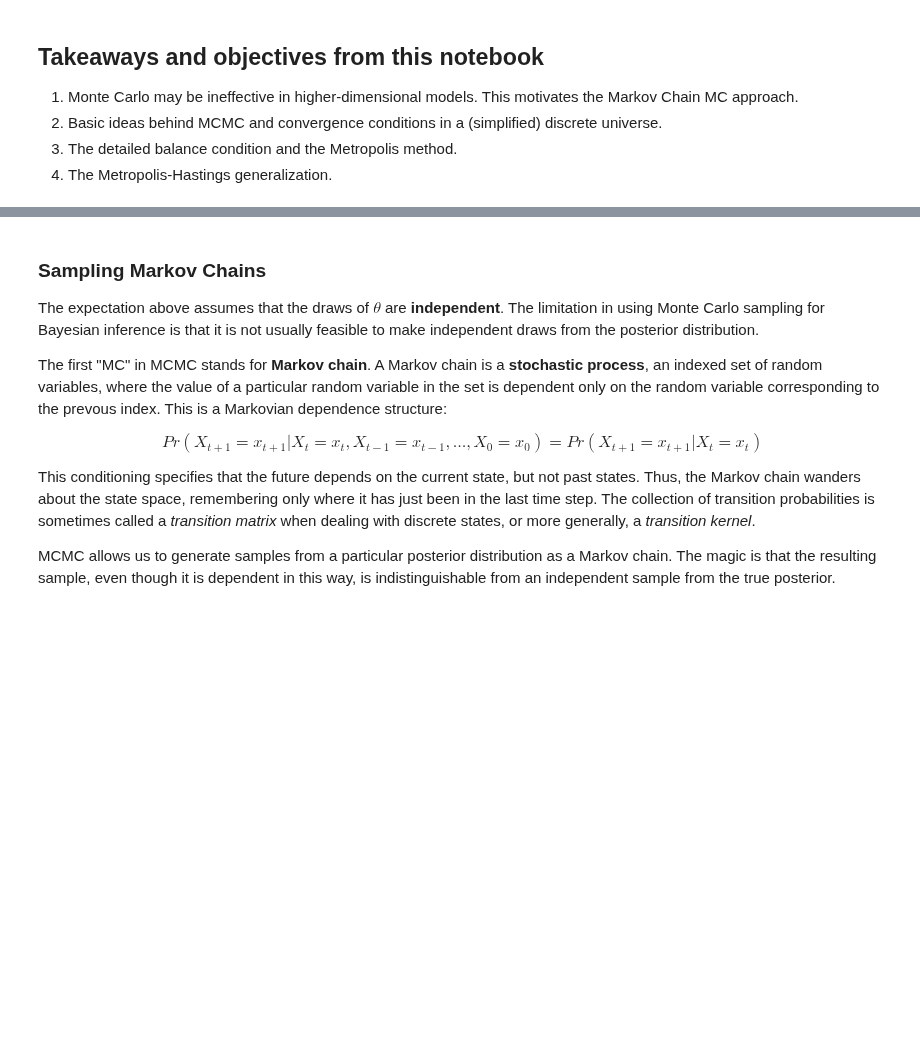
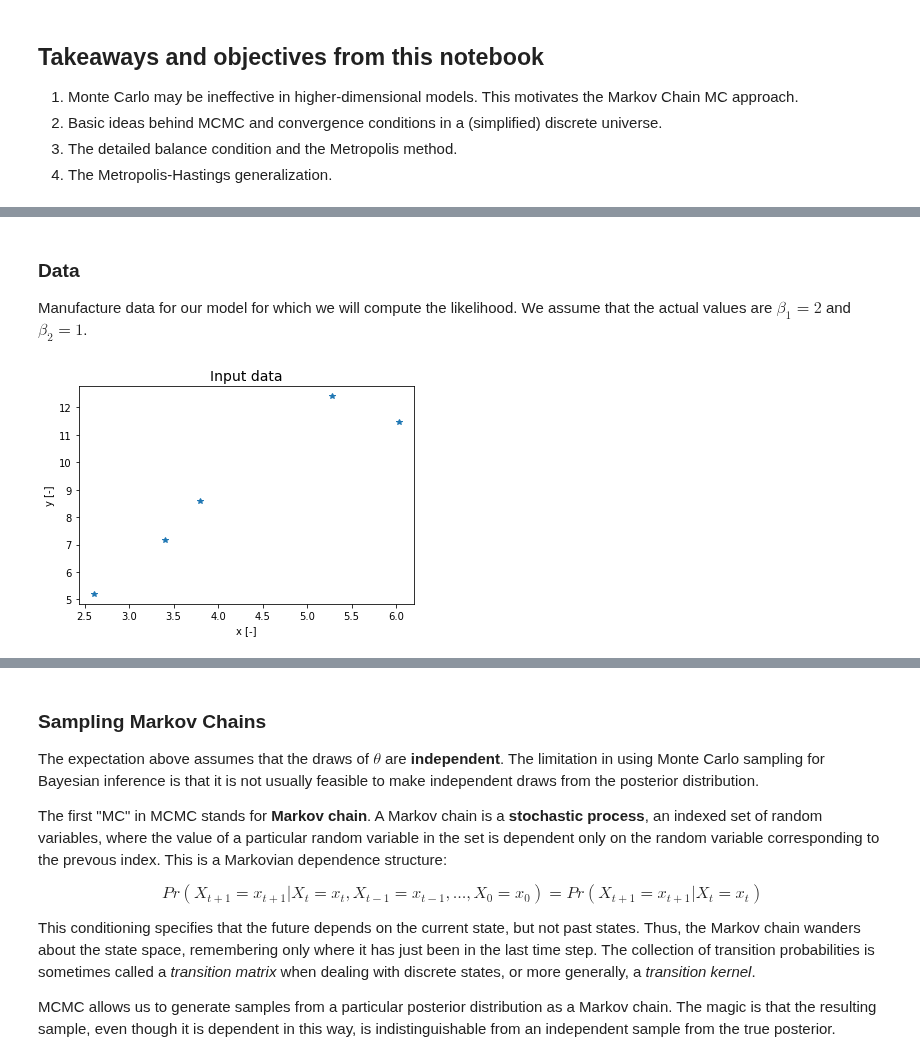
Before and after one commit to fonnesbeck/PyMC3_DataScienceLA, a Jupyter notebook: notebooks/3d. Introduction to MCMC.ipynb, the cells around one changed output, grey strips where cells are left out. Drawn from its saved outputs; the diff is of its cells as text; code cells hidden in the pictures; blank space fills up the shorter version.

```diff
--- a/notebooks/3d. Introduction to MCMC.ipynb
+++ b/notebooks/3d. Introduction to MCMC.ipynb
@@ -8,0 +53,24 @@
+# %% [markdown]
+### Data
+Manufacture data for our model for which we will compute the likelihood. We assume that the actual values are $\beta_1=2$ and $\beta_2=1$.
+# %%
+import numpy as np
+import matplotlib.pyplot as plt
+%matplotlib inline
+
+n_pts = 5
+
+np.random.seed(124324)
+
+# randomly generated x data - nothing to do with model
+x = 2*np.random.randn(n_pts)+4
+
+# y data are generated from model specified above with beta_1 = 2 and beta_2 = 1
+y = 2*x+1+np.random.randn(n_pts)
+
+plt.plot(x, y, '*')
+plt.title('Input data', fontsize=14)
+plt.xlabel('x [-]')
+_ = plt.ylabel('y [-]')
+# %% [output]
+[figure, added]
```
Also changed, not shown: parts of 14 cells of this notebook, 1 other file.
